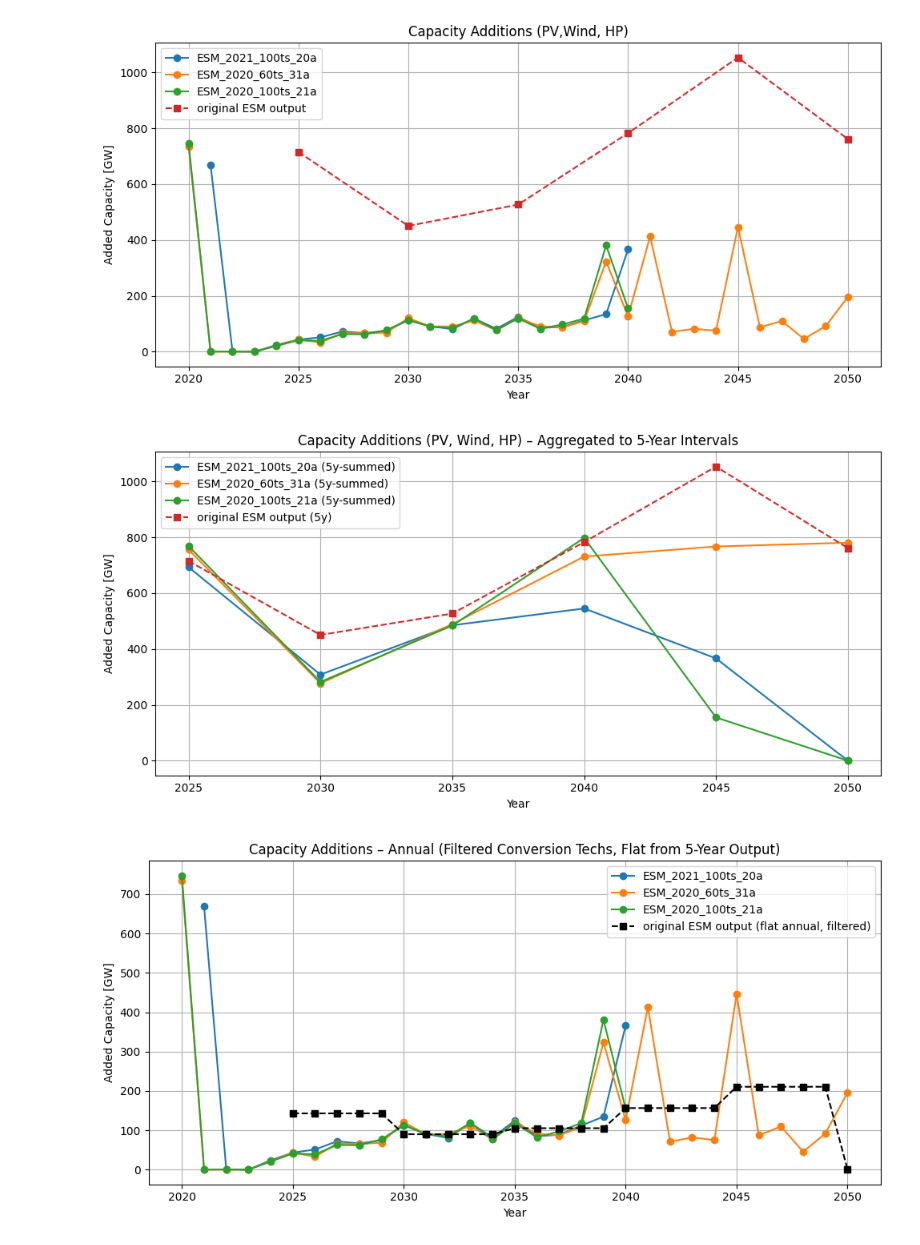
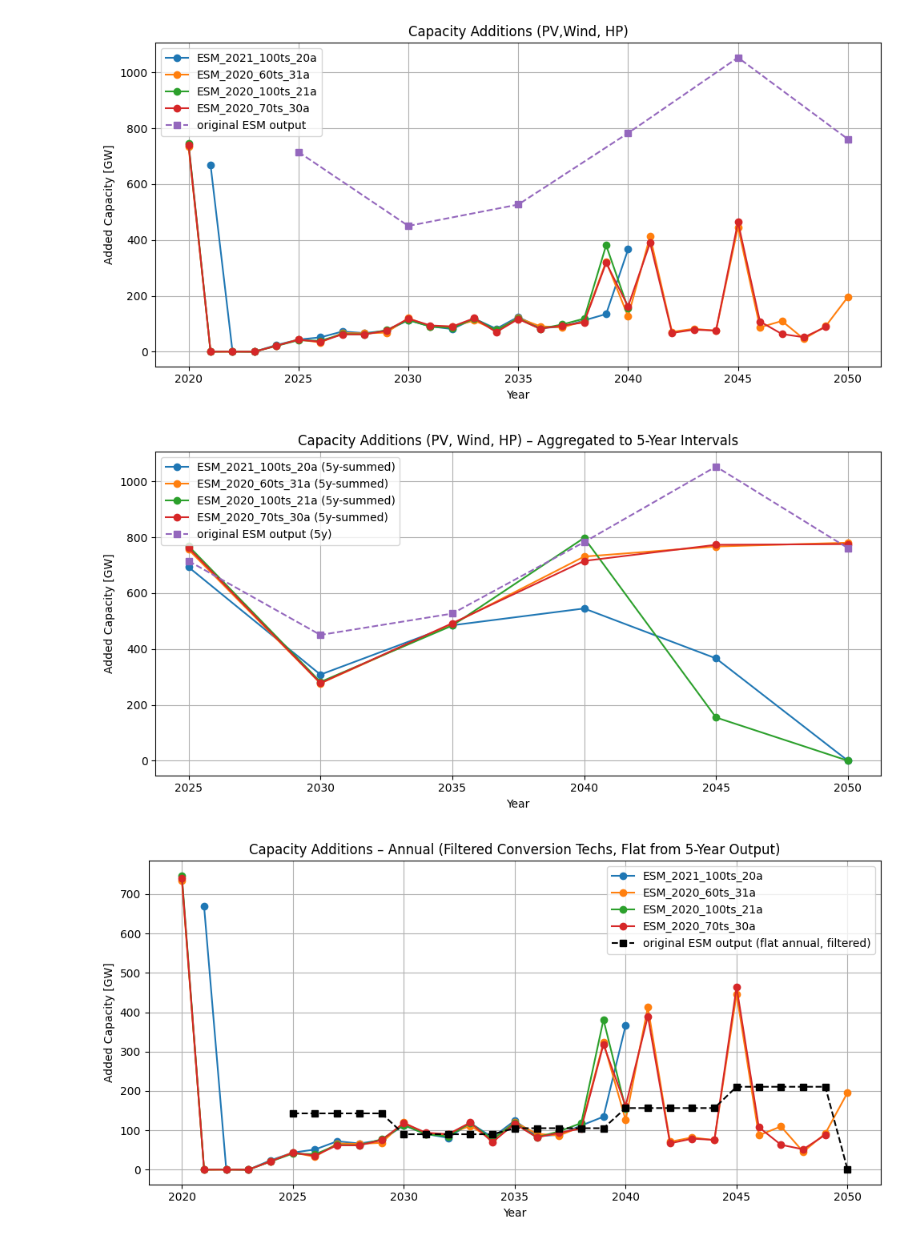
Before and after one commit to NicolaL1/ZEN-garden_SP, a Jupyter notebook: Data/energy_sytem/esm_comparison.ipynb, the cells around one changed output. Cells and saved outputs as stored; diff of their text form; code cells hidden in the pictures.

```diff
--- a/Data/energy_sytem/esm_comparison.ipynb
+++ b/Data/energy_sytem/esm_comparison.ipynb
@@ -14,6 +14,7 @@ input_datasets = [
     #'energy_transition_example_input6',
     'energy_transition_example_input7',
     'energy_transition_example_input8',
+    'energy_transition_example_input9',
 ]
 output_dataset = 'energy_transition_example_output'
 
@@ -32,6 +33,7 @@ input_labels = [
     #'ESM_2020_10ts_30a',
     'ESM_2020_60ts_31a',
     'ESM_2020_100ts_21a',
+    'ESM_2020_70ts_30a',
 ]
 output_label = 'original ESM output'
 output_years = [2025, 2030, 2035, 2040, 2045, 2050]
@@ -46,6 +48,7 @@ input_start_years = {
     'ESM_2020_10ts_30a': 2020,
     'ESM_2020_60ts_31a': 2020,
     'ESM_2020_100ts_21a': 2020,
+    'ESM_2020_70ts_30a': 2020,
 }
 
 # === Filter: Conversion technologies only ===
@@ -268,6 +271,6 @@ except Exception as e:
-[figure, old version]
+[figure, new version]
-[figure, old version]
+[figure, new version]
-[figure, old version]
+[figure, new version]
 # %%
 import os
 import matplotlib.pyplot as plt
```
Also changed, not shown: parts of 4 cells of this notebook.
